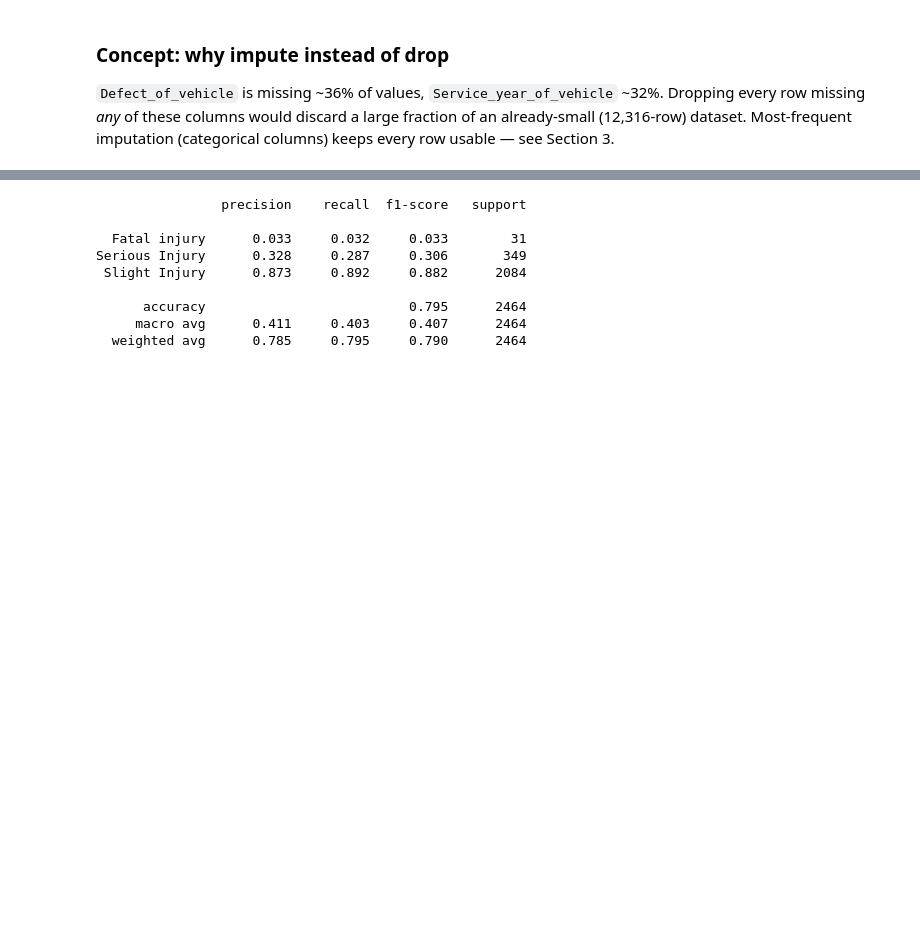
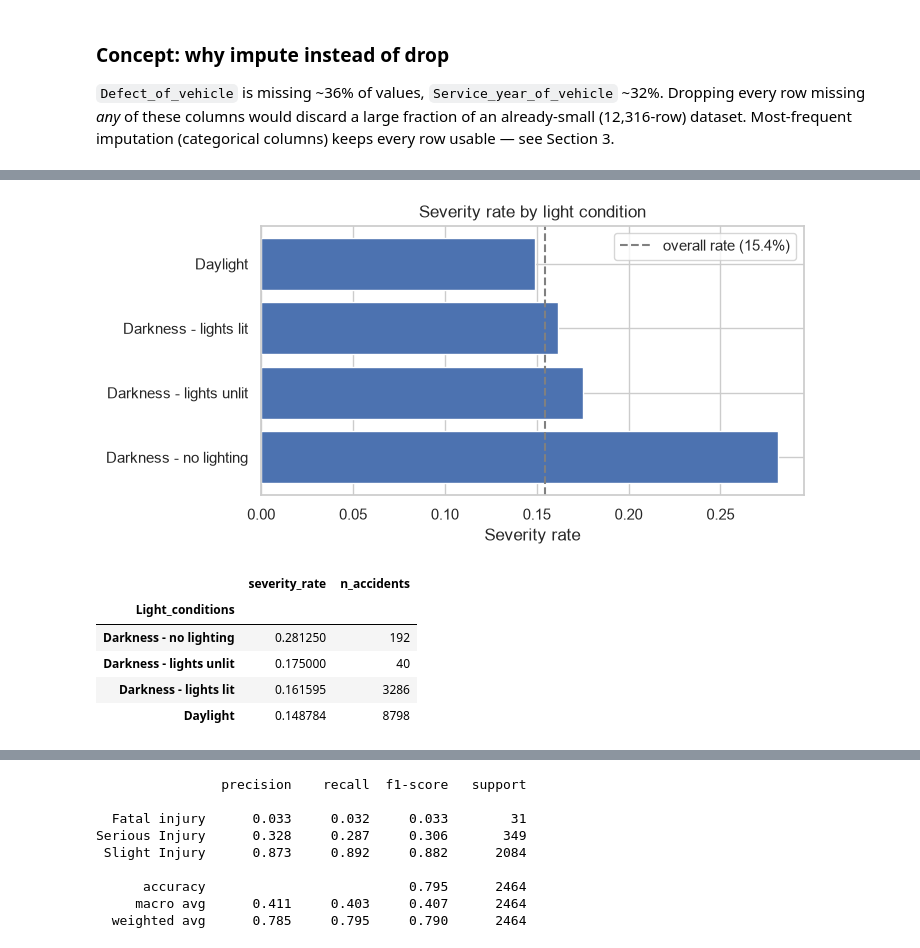
Before and after one commit to nhamhung/traffic-accident-severity, a Jupyter notebook: notebooks/01_eda_and_modeling.ipynb, the cells around one changed output, grey strips where cells are left out. Cells and saved outputs as stored; diff of their text form; code cells hidden in the pictures; blank space fills up the shorter version.

Commit message:
Update analysis, report, and hosted data loading (#2)
* docs: update analysis and report

* fix: handle hosted accident dataset payloads

* feat: load Streamlit data through Kaggle API

```diff
--- a/notebooks/01_eda_and_modeling.ipynb
+++ b/notebooks/01_eda_and_modeling.ipynb
@@ -167,0 +205,16 @@ imputation (categorical columns) keeps every row usable — see Section 3.
+# %%
+from scipy.stats import chi2_contingency
+
+is_severe = (data.split_features_target(df)[1] == "Severe")
+
+def cramers_v(column: str) -> float:
+    table = pd.crosstab(df[column], is_severe)
+    chi2 = chi2_contingency(table)[0]
+    n = table.sum().sum()
+    r, k = table.shape
+    return (chi2 / n / min(k - 1, r - 1)) ** 0.5
+
+association = pd.Series(
+    {col: cramers_v(col) for col in config.RAW_FEATURE_COLS if col != config.TIME_COL}
+).sort_values(ascending=False)
+association.head(10).to_frame("Cramér's V")
@@ -167,0 +282,22 @@ imputation (categorical columns) keeps every row usable — see Section 3.
+# %%
+baseline_rate = is_severe.mean()
+light = df.assign(is_severe=is_severe.astype(int)).groupby("Light_conditions")["is_severe"].agg(["mean", "count"])
+light.columns = ["severity_rate", "n_accidents"]
+light = light.sort_values("severity_rate", ascending=False)
+
+fig, ax = plt.subplots(figsize=(7, 3.5))
+ax.barh(light.index, light["severity_rate"])
+ax.axvline(baseline_rate, linestyle="--", color="gray", label=f"overall rate ({baseline_rate:.1%})")
+ax.set_xlabel("Severity rate")
+ax.set_title("Severity rate by light condition")
+ax.legend()
+plt.show()
+light
+# %% [output]
+[figure, added]
+|  | severity_rate | n_accidents |
+| Light_conditions |  |  |
+| Darkness - no lighting | 0.281250 | 192 |
+| Darkness - lights unlit | 0.175000 | 40 |
+| Darkness - lights lit | 0.161595 | 3286 |
+| Daylight | 0.148784 | 8798 |
```
Also changed, not shown: parts of 22 cells of this notebook, 15 other files.
